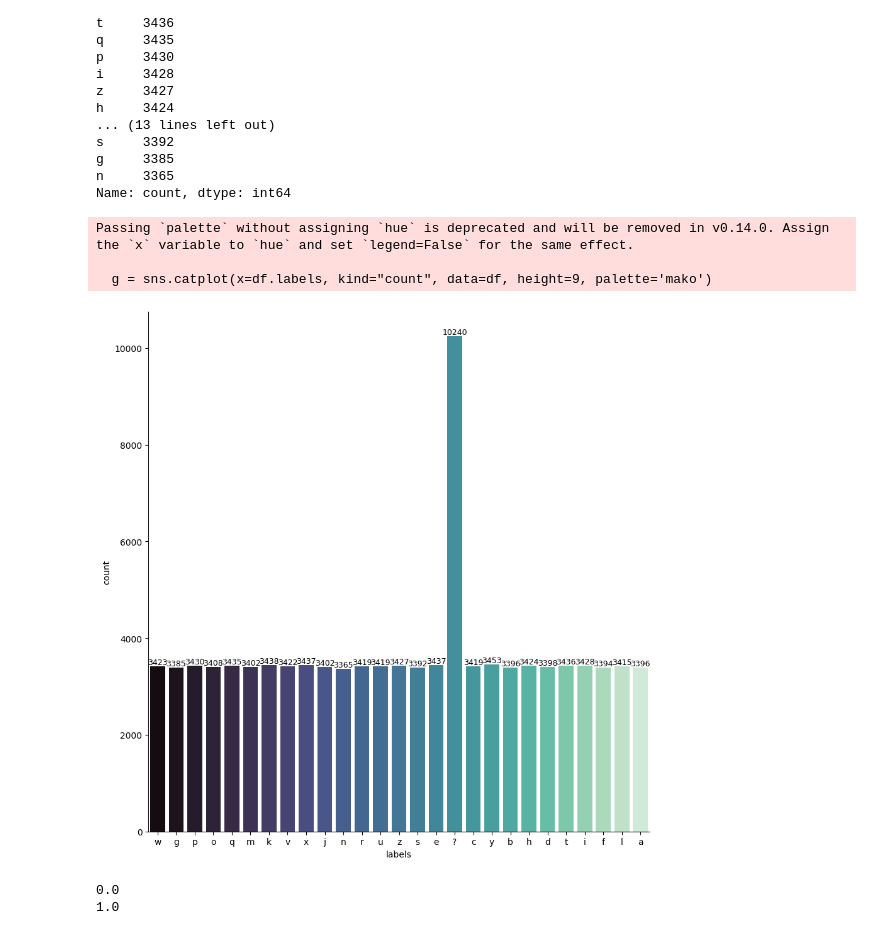
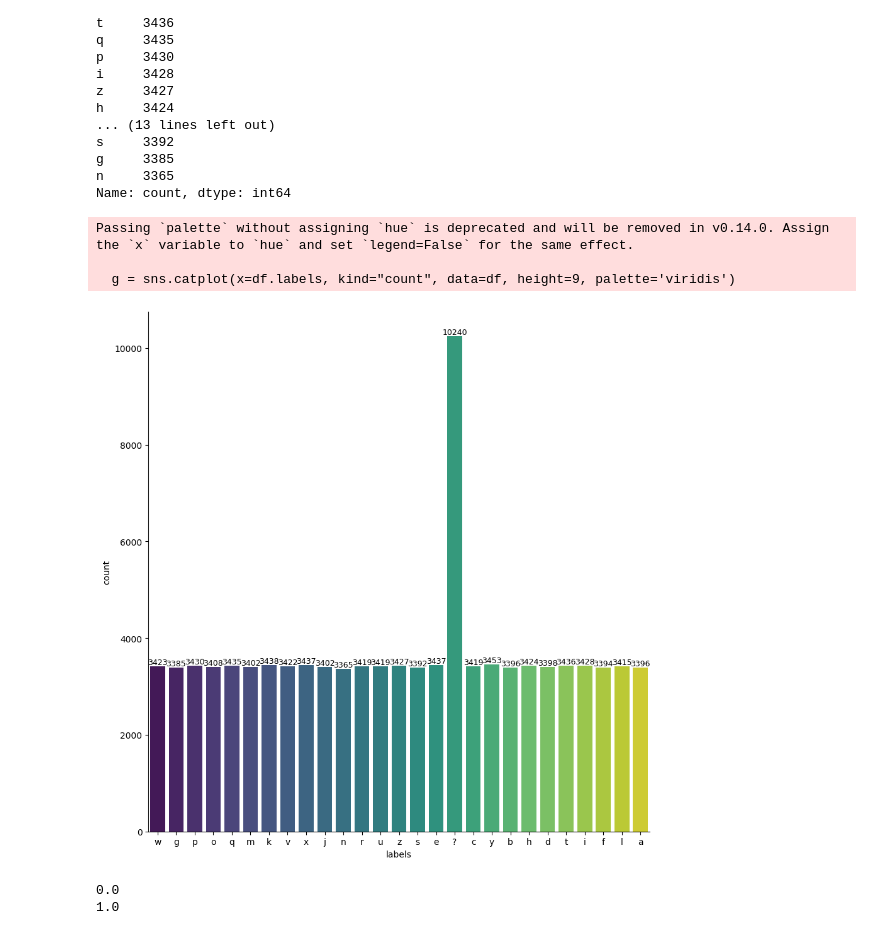
Before and after one commit to REHXZ/DELE_CA2, a Jupyter notebook: test.ipynb, the cells around one changed output. Cells and saved outputs as stored; diff of their text form; code cells hidden in the pictures.

```diff
--- a/test.ipynb
+++ b/test.ipynb
@@ -77,7 +78,7 @@ ax = g.ax
 
 for p in ax.patches:
     height = p.get_height()
-    ax.text(p.get_x() + p.get_width() / 2., height,
+    ax.text(p.get_x() + p.get_width() / 1.6, height,
             f'{int(height)}',
             ha='center', va='bottom',
             fontsize=8)
@@ -173,23 +176,23 @@ Name: count, dtype: int64
 # %%
 # Create the catplot
 
-g = sns.catplot(x=df.labels, kind="count", data=df, height=9, palette='mako')
+g = sns.catplot(x=df.labels, kind="count", data=df, height=9, palette='viridis')
 
 ax = g.ax
 
 for p in ax.patches:
     height = p.get_height()
     ax.text(p.get_x() + p.get_width() / 2., height,
             f'{int(height)}',
             ha='center', va='bottom',
             fontsize=9)
 
 plt.show()
 # %% [output]
 Passing `palette` without assigning `hue` is deprecated and will be removed in v0.14.0. Assign the `x` variable to `hue` and set `legend=False` for the same effect.
 
-  g = sns.catplot(x=df.labels, kind="count", data=df, height=9, palette='mako')
+  g = sns.catplot(x=df.labels, kind="count", data=df, height=9, palette='viridis')
-[figure, old version]
+[figure, new version]
 # %%
 print(df[1].min())
 print(df[1].max())
```
Also changed, not shown: parts of 8 cells of this notebook, 2 other files.
